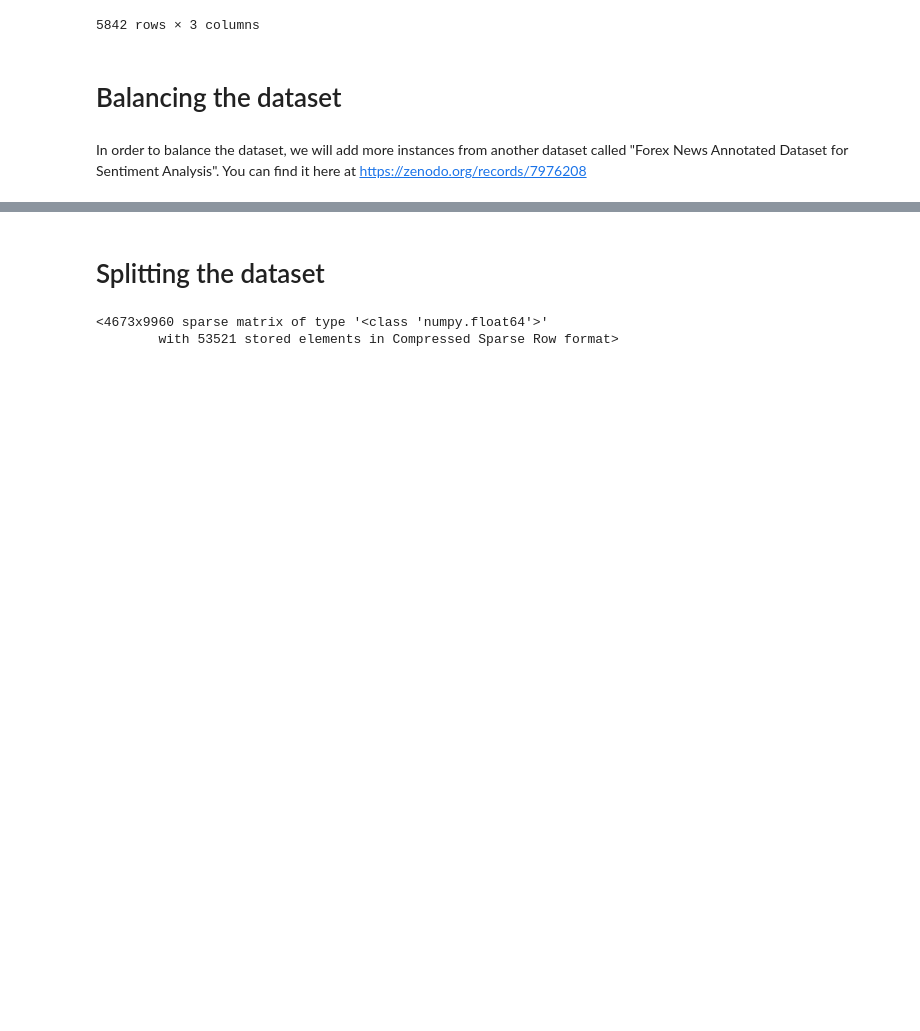
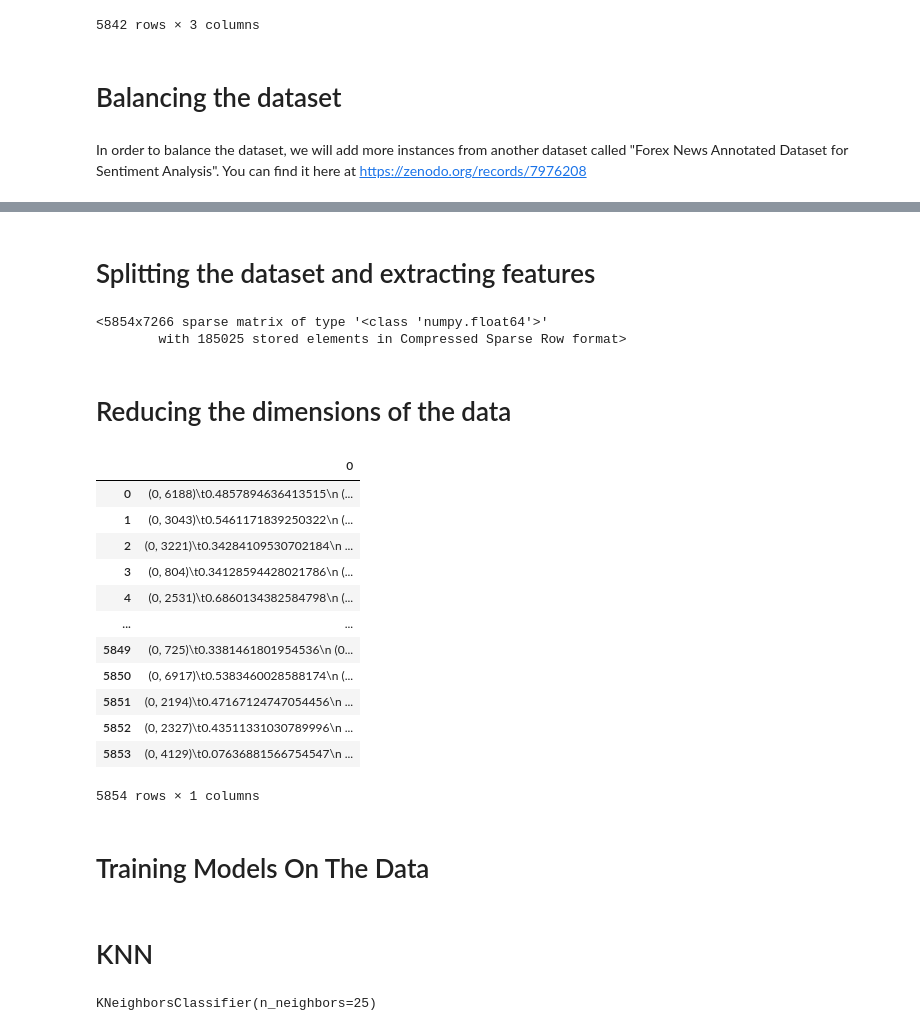
Before and after one commit to MayaHayat/FinancialSentimentAnalysis, a Jupyter notebook: Financial Sentiment Analysis.ipynb, the cells around one changed output, grey strips where cells are left out. Saved outputs shown, nothing was run; the diff lists cells and outputs as text; code cells hidden in the pictures; blank space fills up the shorter version.

```diff
--- a/Financial Sentiment Analysis.ipynb
+++ b/Financial Sentiment Analysis.ipynb
@@ -126,5 +132,5 @@ After dropping unnecessary words, such as stopwords, we can clearly see that we
 # %% [markdown]
-# Splitting the dataset
+# Splitting the dataset and extracting features
 # %%
 from sklearn.feature_extraction.text import TfidfVectorizer
 from sklearn.model_selection import train_test_split
@@ -137,7 +143,7 @@ y = df['Sentiment']
 X_train, X_test, y_train, y_test = train_test_split(X, y, test_size=0.2, random_state=42)
 
 # Initialize TF-IDF Vectorizer
-vectorizer = TfidfVectorizer()
+vectorizer = TfidfVectorizer(max_df=0.8,min_df=3)
 
 # Fit on training data
 X_train_transformed = vectorizer.fit_transform(X_train)
@@ -145,6 +151,50 @@ X_train_transformed = vectorizer.fit_transform(X_train)
 # Transform test data using the same vectorizer
 X_test_transformed = vectorizer.transform(X_test)
 # %%
+X_train_transformed
 # %% [output]
-<4673x9960 sparse matrix of type '<class 'numpy.float64'>'
-        with 53521 stored elements in Compressed Sparse Row format>
+<5854x7266 sparse matrix of type '<class 'numpy.float64'>'
+        with 185025 stored elements in Compressed Sparse Row format>
+# %% [markdown]
+# Reducing the dimensions of the data
+# %%
+from sklearn.decomposition import TruncatedSVD
+
+svd = TruncatedSVD(n_components=1500)
+
+# X_train_reduced =  svd.fit_transform(X_train_transformed)
+# X_test_reduced = svd.transform(X_test_transformed)
+
+X_train_reduced =  X_train_transformed
+X_test_reduced = X_test_transformed
+# %%
+pd.DataFrame(X_train_reduced)
+# %% [output]
+|  | 0 |
+| 0 | (0, 6188)\t0.4857894636413515\n (... |
+| 1 | (0, 3043)\t0.5461171839250322\n (... |
+| 2 | (0, 3221)\t0.34284109530702184\n ... |
+| 3 | (0, 804)\t0.34128594428021786\n (... |
+| 4 | (0, 2531)\t0.6860134382584798\n (... |
+| ... | ... |
+| 5849 | (0, 725)\t0.3381461801954536\n (0... |
+| 5850 | (0, 6917)\t0.5383460028588174\n (... |
+| 5851 | (0, 2194)\t0.47167124747054456\n ... |
+| 5852 | (0, 2327)\t0.43511331030789996\n ... |
+| 5853 | (0, 4129)\t0.07636881566754547\n ... |
+5854 rows × 1 columns
+# %% [markdown]
+# Training Models On The Data
+# %% [markdown]
+# KNN
+# %%
+from sklearn.neighbors import KNeighborsClassifier
+
+# Initialize k-NN classifier
+k = 25  # Number of neighbors
+knn = KNeighborsClassifier(n_neighbors=k)
+
+# Fit the classifier on the training data
+knn.fit(X_train_reduced, y_train)
+# %% [output]
+KNeighborsClassifier(n_neighbors=25)
```
Also changed, not shown: parts of 29 cells of this notebook.
